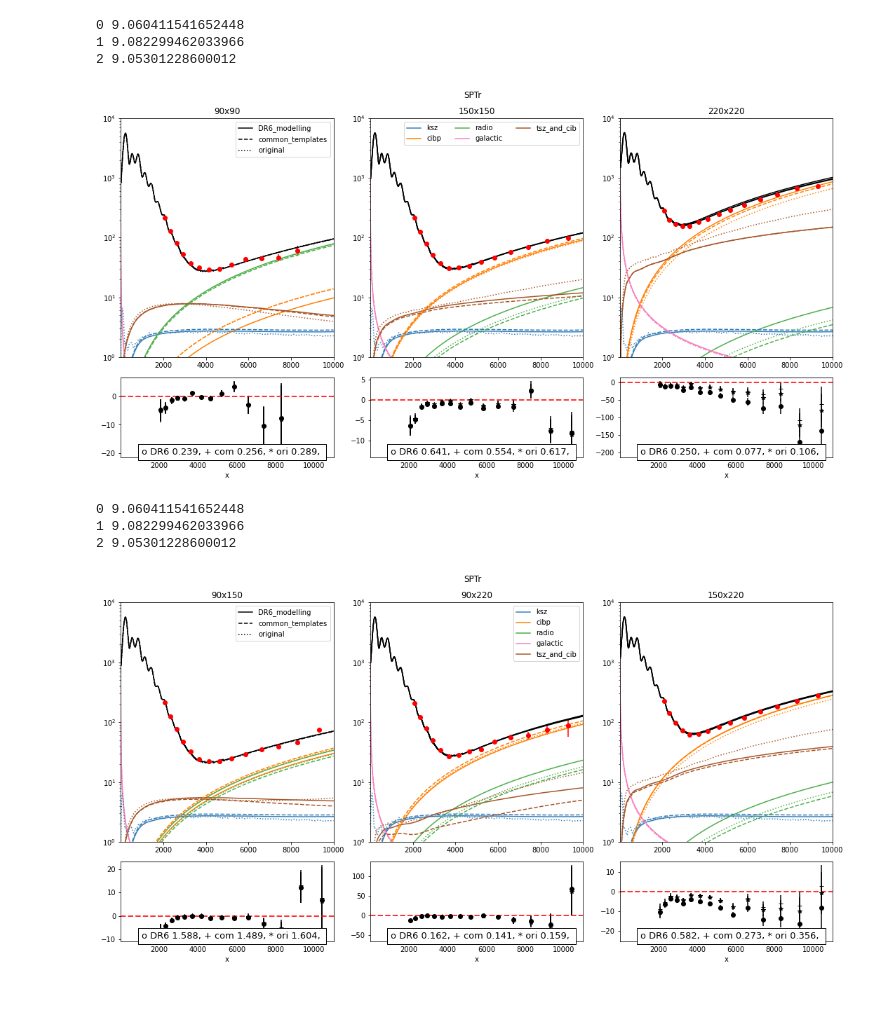
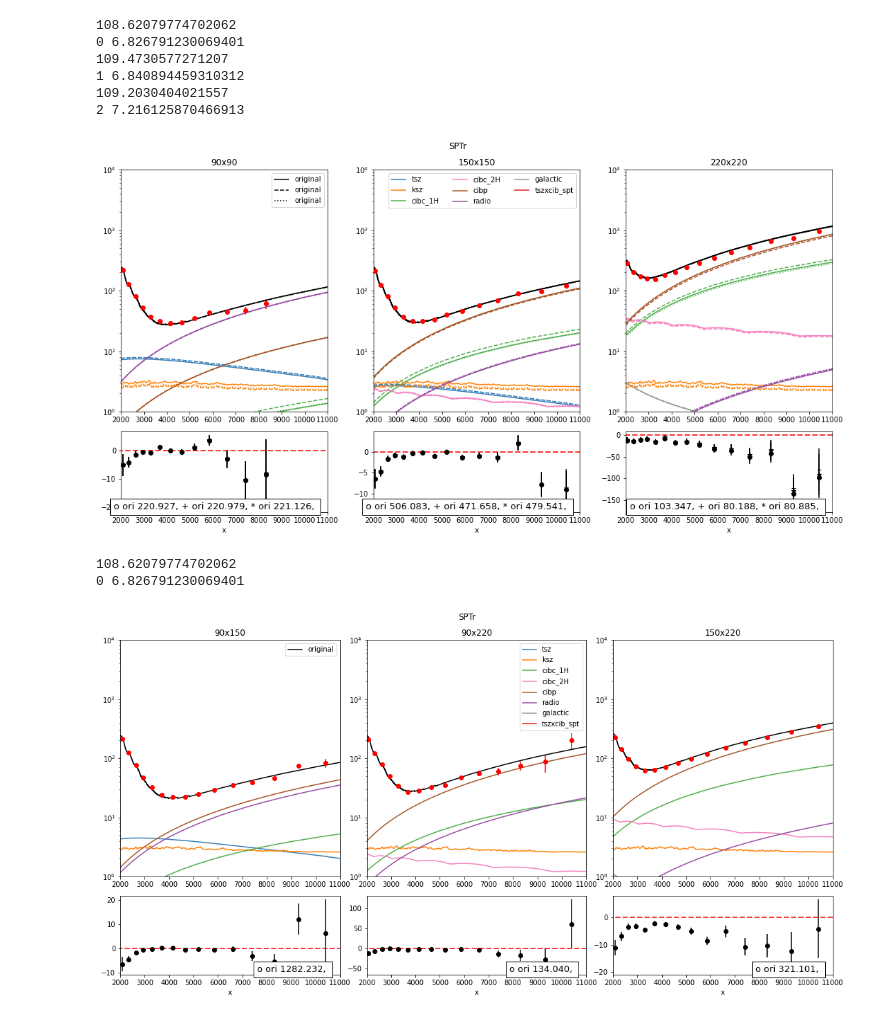
Before and after one commit to beringueb/DR6_fgmodels, a Jupyter notebook: notebooks/Residuals.ipynb, the cells around one changed output. Drawn from its saved outputs; the diff is of its cells as text; code cells hidden in the pictures.

Commit message:
MBAC+Reichardt run (common and DR6)

```diff
--- a/notebooks/Residuals.ipynb
+++ b/notebooks/Residuals.ipynb
@@ -204,6 +206,16 @@ def get_dls_params(directory, params):
                 if m["t1"][:4] == exp and m["t2"][:4] == exp:
                     DlsObs_contribution[cl,m["t1"], m["t2"], component] = fg_dict[cl, component, m["t1"],m["t2"]]
     return my_mflike.l_bpws, DlsObs, DlsObs_contribution, component_list
+# %%
+directory_list = ["DR6_modelling/MBAC_reichardt_plik", "DR6_modelling/MBAC_reichardt_plik", "DR6_modelling/MBAC_reichardt_plik"]
+chain_list = ["MBAC_reichardt_plik_betar_betacp_fixedcosmo", "MBAC_reichardt_plik_betar_fixedcosmo", "MBAC_reichardt_plik_fixedcosmo"]
+
+for i, (d, chain) in enumerate(zip(directory_list, chain_list)):
+    _= get_dls_obs_highL(d, chain)
+
+print(read_chi_sqr("../../DR6_modelling/outputs/chains_2/MBAC_reichardt_plik_betar_betacp_fixedcosmo.minimum"))
+print(read_chi_sqr("../../DR6_modelling/outputs/chains_2/MBAC_reichardt_plik_betar_fixedcosmo.minimum"))
+print(read_chi_sqr("../../DR6_modelling/outputs/chains_2/MBAC_reichardt_plik_fixedcosmo.minimum"))
 # %%
 ### ACT-Equa
 
@@ -215,8 +227,8 @@ axs[0, 0].errorbar(ells_acte[0], dls_acte[0], yerr=err_acte[0], fmt='o', c='r')
 axs[0, 1].errorbar(ells_acte[1], dls_acte[1], yerr=err_acte[1], fmt='o', c='r')
 axs[0, 2].errorbar(ells_acte[2], dls_acte[2], yerr=err_acte[2], fmt='o', c='r')
 
-directory_list = ["DR6_modelling/MBAC_reichardt_plik", "common_templates/MBAC_reichardt_plik", "original/MBAC_reichardt_plik"]
-chain_list = ["MBAC_reichardt_plik_fixedcosmo", "MBAC_reichardt_plik_fixedcosmo", "MBAC_reichardt_plik_fixedcosmo"]
+directory_list = ["DR6_modelling/MBAC_reichardt_plik", "DR6_modelling/MBAC_reichardt_plik", "DR6_modelling/MBAC_reichardt_plik"]
+chain_list = ["MBAC_reichardt_plik_betar_betacp_fixedcosmo", "MBAC_reichardt_plik_betar_fixedcosmo", "MBAC_reichardt_plik_fixedcosmo"]
 
 
 txt_0 = ''
@@ -294,8 +301,8 @@ axs[0, 0].errorbar(ells_acts[0], dls_acts[0], yerr=err_acts[0], fmt='o', c='r')
 axs[0, 1].errorbar(ells_acts[1], dls_acts[1], yerr=err_acts[1], fmt='o', c='r')
 axs[0, 2].errorbar(ells_acts[2], dls_acts[2], yerr=err_acts[2], fmt='o', c='r')
 
-directory_list = ["DR6_modelling/MBAC_reichardt_plik", "common_templates/MBAC_reichardt_plik", "original/MBAC_reichardt_plik"]
-chain_list = ["MBAC_reichardt_plik_fixedcosmo", "MBAC_reichardt_plik_fixedcosmo", "MBAC_reichardt_plik_fixedcosmo"]
+directory_list = ["DR6_modelling/MBAC_reichardt_plik", "DR6_modelling/MBAC_reichardt_plik", "DR6_modelling/MBAC_reichardt_plik"]
+chain_list = ["MBAC_reichardt_plik_betar_betacp_fixedcosmo", "MBAC_reichardt_plik_betar_fixedcosmo", "MBAC_reichardt_plik_fixedcosmo"]
 
 txt_0 = ''
 txt_1 = ''
@@ -494,8 +496,8 @@ axs[0, 0].errorbar(ells_spt[0], dls_spt[0], yerr=err_spt[0], fmt='o', c='r')
 axs[0, 1].errorbar(ells_spt[3], dls_spt[3], yerr=err_spt[3], fmt='o', c='r')
 axs[0, 2].errorbar(ells_spt[5], dls_spt[5], yerr=err_spt[5], fmt='o', c='r')
 
-directory_list = ["DR6_modelling/MBAC_reichardt_plik", "common_templates/MBAC_reichardt_plik", "original/MBAC_reichardt_plik"]
-chain_list = ["MBAC_reichardt_plik_fixedcosmo", "MBAC_reichardt_plik_fixedcosmo", "MBAC_reichardt_fixedcosmo"]
+directory_list = ["original/MBAC_reichardt_plik", "original/MBAC_reichardt_plik", "original/MBAC_reichardt_plik"]
+chain_list = ["reichardt_fixedcosmo", "MBAC_reichardt_fixedcosmo", "MBAC_reichardt_plik_fixedcosmo"]
 
 txt_0 = ''
 txt_1 = ''
@@ -539,11 +541,11 @@ axs[0,1].legend(ncol=len(directory_list))
 for i in range(3):
     axs[1, i].set_xlabel('x')
     axs[0, i].set_yscale('log')
-    axs[1, i].plot([0,11000],[0,0], lw=2, ls = 'dashed', c='r', alpha=.8)
+    axs[1, i].plot([0,12000],[0,0], lw=2, ls = 'dashed', c='r', alpha=.8)
     axs[0, i].set_ylim(1, 1e4)
-    axs[0, i].set_xlim(2, 1e4)
+    axs[0, i].set_xlim(2000, 11000)
 #     axs[0, i].set_ylim(-, 1e4)
-    axs[1, i].set_xlim(2, 11000)
+    axs[1, i].set_xlim(2000, 11000)
 axs[0,0].set_title(f"{freqs_spt[0]}")
 axs[0,1].set_title(f"{freqs_spt[3]}")
 axs[0,2].set_title(f"{freqs_spt[5]}")
@@ -558,10 +560,13 @@ plt.savefig(os.path.join("/Users/benjaminberingue/Documents/Research/ACT/project
 # Show the plot
 plt.show()
 # %% [output]
-0 9.060411541652448
-1 9.082299462033966
-2 9.05301228600012
+108.62079774702062
+0 6.826791230069401
+109.4730577271207
+1 6.840894459310312
+109.2030404021557
+2 7.216125870466913
-[figure, old version]
+[figure, new version]
 # %%
 ### SPT-Reichardt
 
@@ -575,9 +580,8 @@ axs[0, 0].errorbar(ells_spt[1], dls_spt[1], yerr=err_spt[1], fmt='o', c='r')
 axs[0, 1].errorbar(ells_spt[2], dls_spt[2], yerr=err_spt[2], fmt='o', c='r')
 axs[0, 2].errorbar(ells_spt[4], dls_spt[4], yerr=err_spt[4], fmt='o', c='r')
 
-directory_list = ["DR6_modelling/MBAC_reichardt_plik", "common_templates/MBAC_reichardt_plik", "original/MBAC_reichardt_plik"]
-chain_list = ["MBAC_reichardt_plik_fixedcosmo", "MBAC_reichardt_plik_fixedcosmo", "MBAC_reichardt_fixedcosmo"]
-
+directory_list = ["original/MBAC_reichardt_plik"]
+chain_list = ["reichardt_fixedcosmo"]
 txt_0 = ''
 txt_1 = ''
 txt_2 = ''
@@ -610,40 +614,39 @@ for i_model in range(len(directory_list)):
 
 axs[1, 0].text(0.95, 0.01, txt_0 ,verticalalignment='bottom',horizontalalignment='right',
                transform=axs[1,0].transAxes,bbox={'facecolor':'white', 'pad': 5}, fontsize=13)
 axs[1, 1].text(0.95, 0.01, txt_1 ,verticalalignment='bottom',horizontalalignment='right',
                transform=axs[1,1].transAxes,bbox={'facecolor':'white', 'pad': 5}, fontsize=13)
 axs[1, 2].text(0.95, 0.01, txt_2 ,verticalalignment='bottom',horizontalalignment='right',
                transform=axs[1,2].transAxes,bbox={'facecolor':'white', 'pad': 5}, fontsize=13)
 
 # Add titles and labels
 axs[0,0].legend()
 axs[0,1].legend()
 for i in range(3):
     axs[1, i].set_xlabel('x')
     axs[0, i].set_yscale('log')
-    axs[1, i].plot([0,11000],[0,0], lw=2, ls = 'dashed', c='r', alpha=.8)
+    axs[1, i].plot([0,12000],[0,0], lw=2, ls = 'dashed', c='r', alpha=.8)
     axs[0, i].set_ylim(1, 1e4)
-    axs[0, i].set_xlim(2, 1e4)
+    axs[0, i].set_xlim(2000, 11000)
 #     axs[0, i].set_ylim(-, 1e4)
-    axs[1, i].set_xlim(2, 11000)
+    axs[1, i].set_xlim(2000, 11000)
 axs[0,0].set_title(f"{freqs_spt[1]}")
 axs[0,1].set_title(f"{freqs_spt[2]}")
 axs[0,2].set_title(f"{freqs_spt[4]}")
 
 plt.suptitle("SPTr")
 
 # Adjust layout
 plt.tight_layout()
 plt.savefig(os.path.join("/Users/benjaminberingue/Documents/Research/ACT/project/0223_mflike-highL/DR6_fgmodels/figures",
             "residuals_sptr2.png"))
 
 # Show the plot
 plt.show()
 # %% [output]
-0 9.060411541652448
-1 9.082299462033966
-2 9.05301228600012
+108.62079774702062
+0 6.826791230069401
-[figure, old version]
+[figure, new version]
 # %%
 plt.figure()
 ells_sptr, dls_sptr, err_sptr = read_spt_bandpower_reichardt()
```
Also changed, not shown: parts of 4 cells of this notebook, 10 other files.
